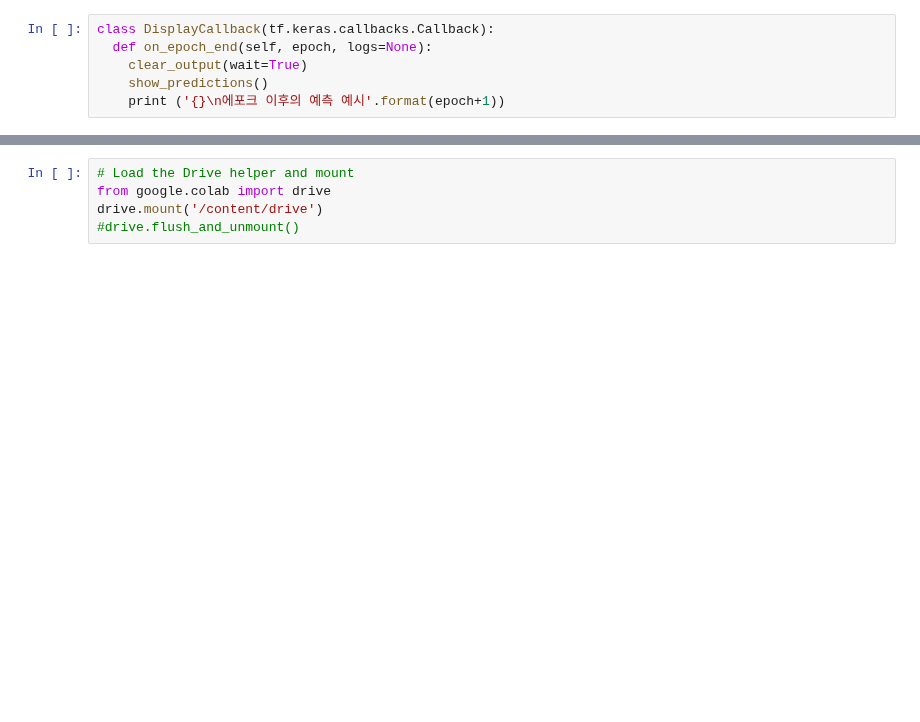
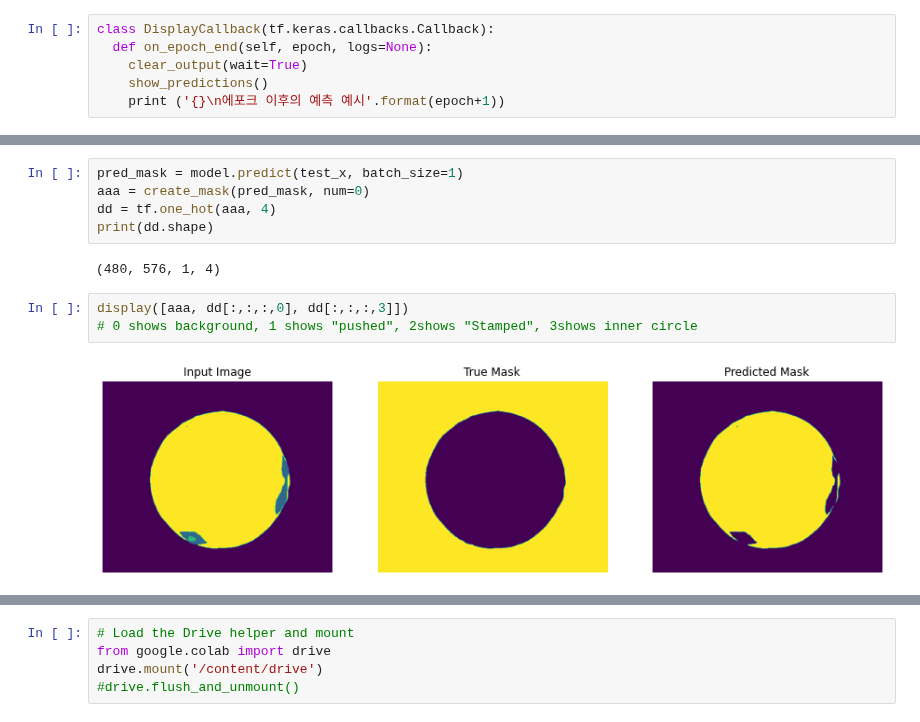
Before and after one commit to jhk0429/Segmentation_project, a Jupyter notebook: PSPNet/train_inception_psp_NewData.ipynb, the cells around one changed output, grey strips where cells are left out. Cells and saved outputs as stored; diff of their text form; blank space fills up the shorter version.

```diff
--- a/PSPNet/train_inception_psp_NewData.ipynb
+++ b/PSPNet/train_inception_psp_NewData.ipynb
@@ -281,3 +260,15 @@ In testing Mode...
+# %%
+pred_mask = model.predict(test_x, batch_size=1)
+aaa = create_mask(pred_mask, num=0)
+dd = tf.one_hot(aaa, 4)
+print(dd.shape)
+# %% [output]
+(480, 576, 1, 4)
+# %%
+display([aaa, dd[:,:,:,0], dd[:,:,:,3]])
+# 0 shows background, 1 shows "pushed", 2shows "Stamped", 3shows inner circle
+# %% [output]
+[figure, added]
 # %%
 loss = model_history.history['loss']
 #val_loss = model_history.history['val_loss']
```
Also changed, not shown: parts of 21 cells of this notebook.
